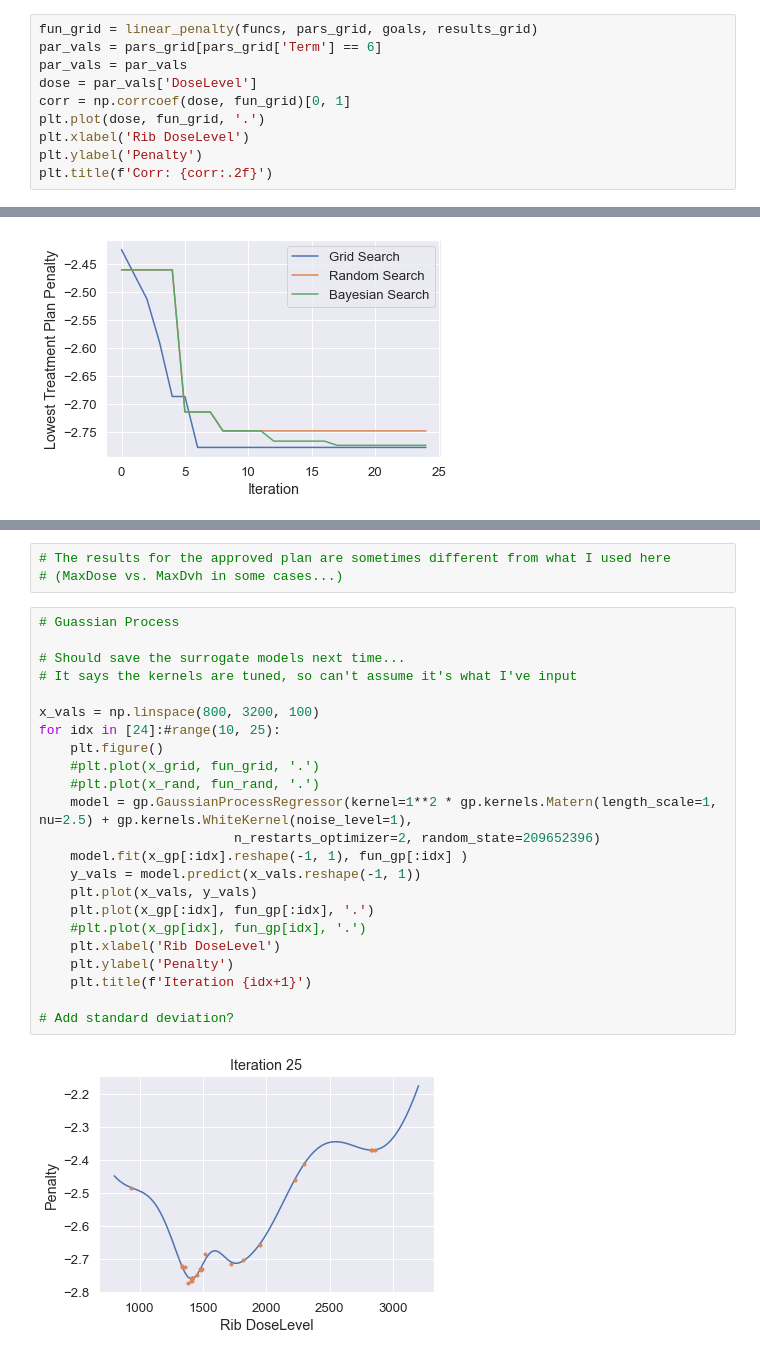
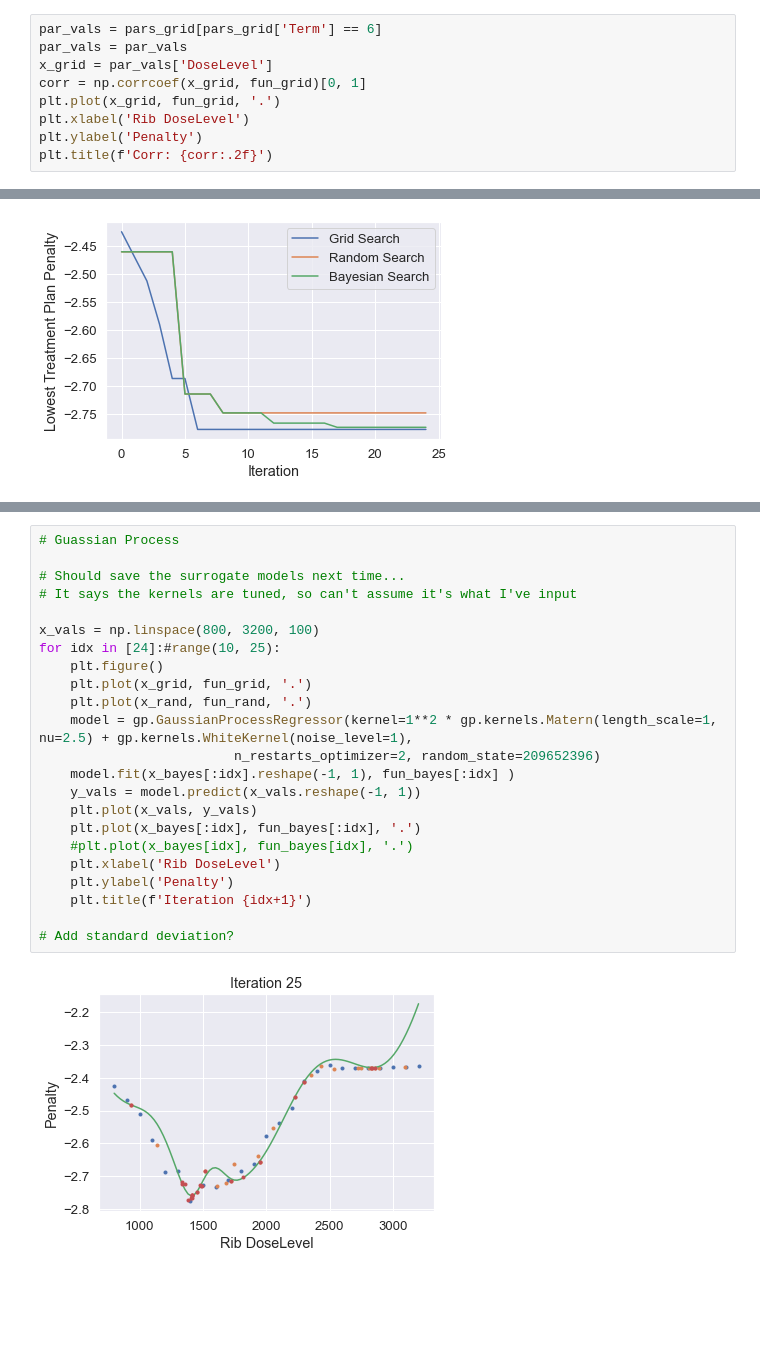
Before and after one commit to kels271828/RayBay, a Jupyter notebook: results/patient1/toy_problem.ipynb, the cells around one changed output, grey strips where cells are left out. Cells and saved outputs as stored; diff of their text form; blank space fills up the shorter version.

```diff
--- a/results/patient1/toy_problem.ipynb
+++ b/results/patient1/toy_problem.ipynb
@@ -159,12 +195,11 @@ plt.figure(), plots.corrplot(goals[1:], results_grid, funcs, pars_grid, 'Goal an
 [figure]
 [figure]
 # %%
-fun_grid = linear_penalty(funcs, pars_grid, goals, results_grid)
 par_vals = pars_grid[pars_grid['Term'] == 6]
 par_vals = par_vals
-dose = par_vals['DoseLevel']
-corr = np.corrcoef(dose, fun_grid)[0, 1]
-plt.plot(dose, fun_grid, '.')
+x_grid = par_vals['DoseLevel']
+corr = np.corrcoef(x_grid, fun_grid)[0, 1]
+plt.plot(x_grid, fun_grid, '.')
 plt.xlabel('Rib DoseLevel')
 plt.ylabel('Penalty')
 plt.title(f'Corr: {corr:.2f}')
@@ -270,31 +302,28 @@ DF Value: 2846.11, % Diff Goal: -11.06, % Diff App: 8.59
 GS Value: 1735.53, % Diff Goal: -45.76, % Diff App: -33.78
 RS Value: 1797.14, % Diff Goal: -43.84, % Diff App: -31.43
 BS Value: 1731.93, % Diff Goal: -45.88, % Diff App: -33.92
-# %%
-# The results for the approved plan are sometimes different from what I used here
-# (MaxDose vs. MaxDvh in some cases...)
 # %%
 # Guassian Process
 
 # Should save the surrogate models next time...
 # It says the kernels are tuned, so can't assume it's what I've input
 
 x_vals = np.linspace(800, 3200, 100)
 for idx in [24]:#range(10, 25):
     plt.figure()
-    #plt.plot(x_grid, fun_grid, '.')
-    #plt.plot(x_rand, fun_rand, '.')
+    plt.plot(x_grid, fun_grid, '.')
+    plt.plot(x_rand, fun_rand, '.')
     model = gp.GaussianProcessRegressor(kernel=1**2 * gp.kernels.Matern(length_scale=1, nu=2.5) + gp.kernels.WhiteKernel(noise_level=1),
                          n_restarts_optimizer=2, random_state=209652396)
-    model.fit(x_gp[:idx].reshape(-1, 1), fun_gp[:idx] )
+    model.fit(x_bayes[:idx].reshape(-1, 1), fun_bayes[:idx] )
     y_vals = model.predict(x_vals.reshape(-1, 1))
     plt.plot(x_vals, y_vals)
-    plt.plot(x_gp[:idx], fun_gp[:idx], '.')
-    #plt.plot(x_gp[idx], fun_gp[idx], '.')
+    plt.plot(x_bayes[:idx], fun_bayes[:idx], '.')
+    #plt.plot(x_bayes[idx], fun_bayes[idx], '.')
     plt.xlabel('Rib DoseLevel')
     plt.ylabel('Penalty')
     plt.title(f'Iteration {idx+1}')
 
 # Add standard deviation?
 # %% [output]
-[figure, old version]
+[figure, new version]
```
Also changed, not shown: parts of 15 cells of this notebook, 29 other files.
